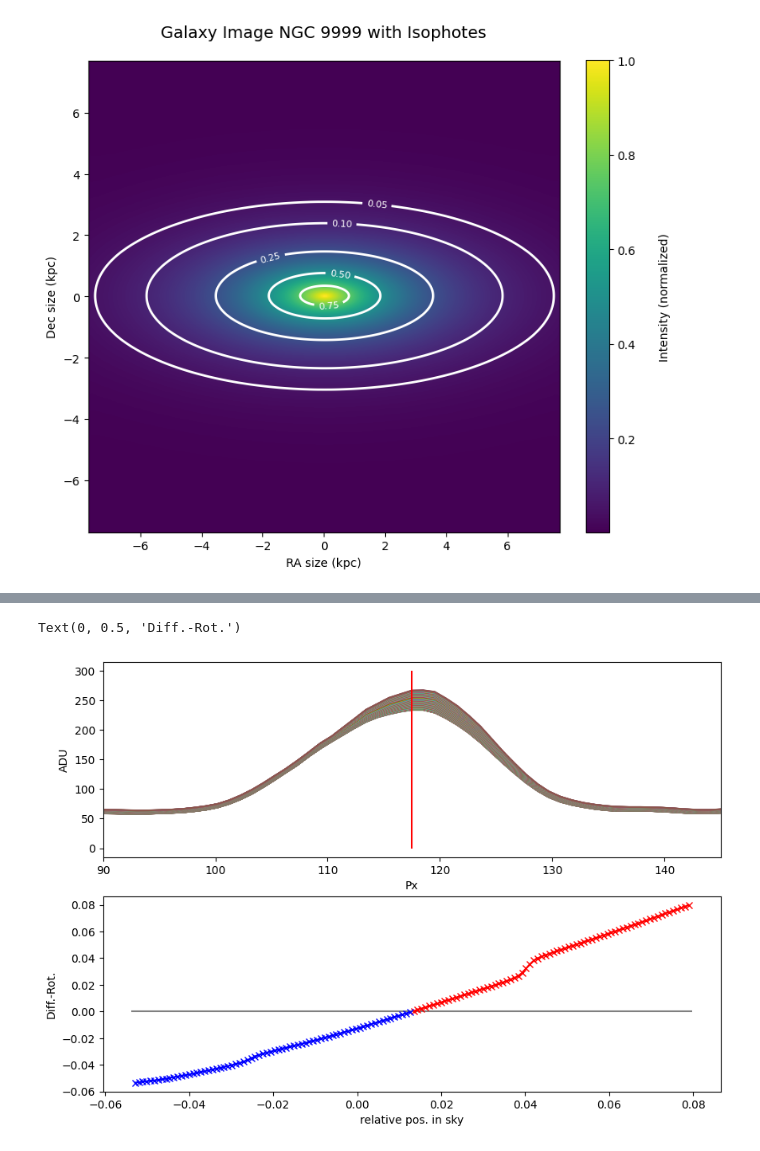
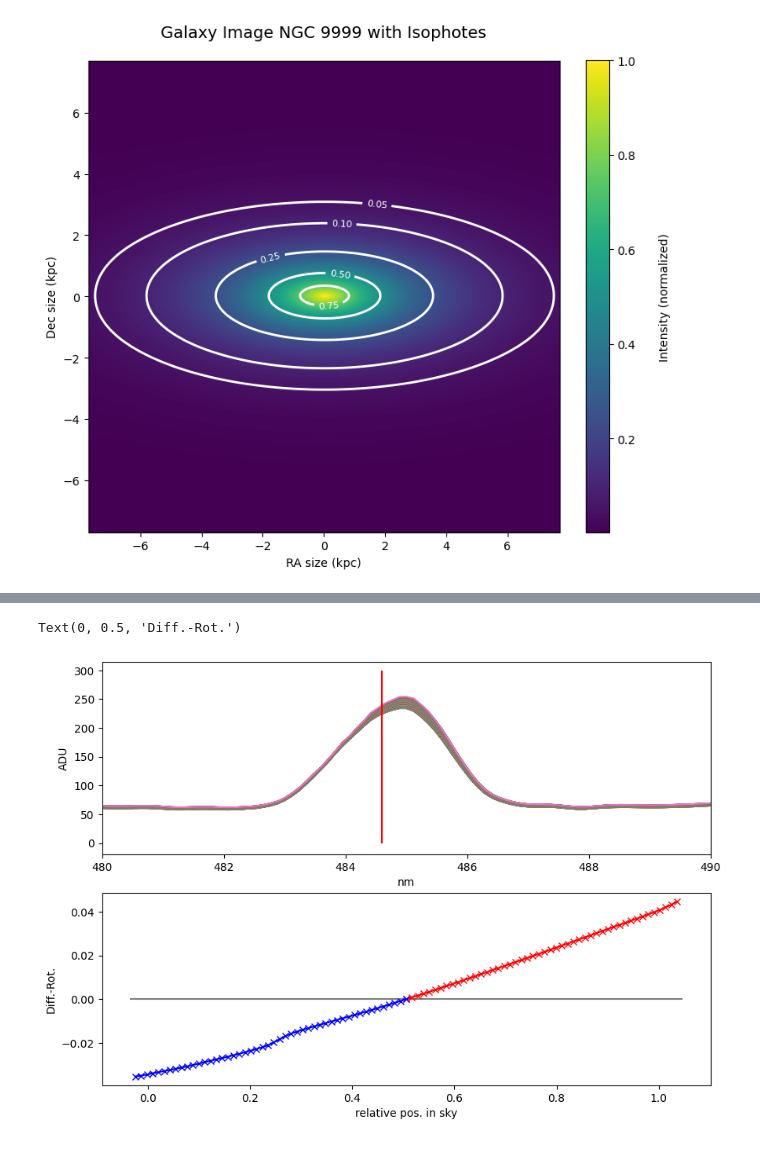
Before and after one commit to B0whunt3r21/AstroPrak, a Jupyter notebook: Galax_Spect/Galax_Spect.ipynb, the cells around one changed output, grey strips where cells are left out. Cells and saved outputs as stored; diff of their text form; code cells hidden in the pictures.

```diff
--- a/Galax_Spect/Galax_Spect.ipynb
+++ b/Galax_Spect/Galax_Spect.ipynb
@@ -322,12 +337,14 @@ def redshiftCorrection(wavelength):
 
 
 #Approx redshifted emmision-wavelengths in nm:
-line1 = 484.9
-line2 = 632.6
-line3 = 650.2
+line1 = 484.6
+line2 = 631.9
+line3 = 650.9
+line4 = 564
+line5 = 645
 
 fig, ax = plt.subplots(3, 1, figsize=(10, 7))
-ax[0].plot(x_NM_LSS.value, LSS[732, :]/max(LSS[732, :]))
+ax[0].plot(x_NM_LSS.value, LSS[100, :]/max(LSS[100, :]))
 ax[0].vlines(line1, 0, 1.1, linestyles=':', colors='r', label='?')
 ax[0].vlines(line2, 0, 1.1, linestyles=':', colors='gray', label='?')
 ax[0].vlines(line3, 0, 1.1, linestyles=':', colors='grey', label='?')
@@ -337,7 +354,7 @@ ax[0].set_ylim(0, 1.1)
 ax[0].grid()
 ax[0].legend()
 
-ax[1].plot(x_NM_LSS.value, LSS[100, :]/max(LSS[100, :]))
+ax[1].plot(x_NM_LSS.value, LSS[732, :]/max(LSS[732, :]))
 ax[1].vlines(line1, 0, 1.1, linestyles=':', colors='r', label='?')
 ax[1].vlines(line2, 0, 1.1, linestyles=':', colors='gray', label='?')
 ax[1].vlines(line3, 0, 1.1, linestyles=':', colors='grey', label='?')
@@ -361,7 +378,9 @@ ax[2].legend()
 corrLine1 = redshiftCorrection(line1)
 corrLine2 = redshiftCorrection(line2)
 corrLine3 = redshiftCorrection(line3)
+corrLine4 = redshiftCorrection(line4)
+corrLine5 = redshiftCorrection(line5)
 
-print(f'Corrected Wavelengths: \n 1:\t{corrLine1:.4f}nm \n 2:\t{corrLine2:.4f}nm \n 3:\t{corrLine3:.4f}nm')
+print(f'Corrected Wavelengths: \n 1:\t{corrLine1:.4f}nm \n 2:\t{corrLine2:.4f}nm \n 3:\t{corrLine3:.4f}nm \n 4:\t{corrLine4:.4f}nm \n 5:\t{corrLine5:.4f}nm')
 # %% [output]
 Corrected Wavelengths:
@@ -378,10 +446,10 @@ Fe II 	500.1557 nm
 # %%
-#Rot.-Curve (Samplinmg of 10 seems okay)
-sliceSize = 10
+#Rot.-Curve (Samplinmg of 15 seems okay)
+sliceSize = 15
 
-xMin = 90
-xMax = 145
-xAx = np.linspace(xMin, xMax, xMax-xMin)
+#xMin = 90
+#xMax = 145
+#xAx = np.linspace(xMin, xMax, xMax-xMin)
 
 fig, ax = plt.subplots(2, 1, figsize=(10, 7))
 
@@ -391,41 +459,41 @@ maxes = []
 
 #Plotting Slices
 for i in range(res):
-    slit = np.divide(LSS[i+sliceSize, xMin:xMax], 1000)
-    ax[0].plot(xAx, slit)
+    slit = np.divide(LSS[i+sliceSize, :], 1000)
+    ax[0].plot(x_NM_LSS, slit)
     maxes.append(slit.max())
 
 avg = np.median(maxes)
 
 #Plt 1
-ax[0].vlines((xMin+xMax)/2, 0, 300, linestyles='-', colors='r')
-ax[0].set_xlim(xMin, xMax)
-ax[0].set_xlabel('Px')
+ax[0].vlines(line1, 0, 300, linestyles='-', colors='r')
+ax[0].set_xlim(480, 490)
+ax[0].set_xlabel('nm')
 ax[0].set_ylabel('ADU')
 
-
+#TODO: Diff rot to vel and inclination.
 #Abs to diff rotation
 diffRot = np.empty_like(maxes)
 for v in range(len(maxes)-1):
     diffRot[v] = maxes[v]-avg
 diffRot = np.divide(diffRot, avg)
 
 maxX = np.max(diffRot)
 minX = np.min(diffRot)
 avgX = np.average(diffRot)
 
 
 x = np.linspace(minX, maxX, len(diffRot))
 
 r = np.ma.masked_where(diffRot < 0, diffRot)
 b = np.ma.masked_where(diffRot > 0, diffRot)
 
 #Plt 2 (Cutting of the first and last cause of one sided shootovers from sum)
 ax[1].hlines(0, minX, maxX, color='gray')
 ax[1].plot(x[1:-1], r[1:-1], c='r', marker='x')
 ax[1].plot(x[1:-1], b[1:-1], c='b', marker='x')
 ax[1].set_xlabel('relative pos. in sky')
 ax[1].set_ylabel('Diff.-Rot.')
 # %% [output]
 Text(0, 0.5, 'Diff.-Rot.')
-[figure, old version]
+[figure, new version]
```
Also changed, not shown: parts of 6 cells of this notebook, 44 other files.
